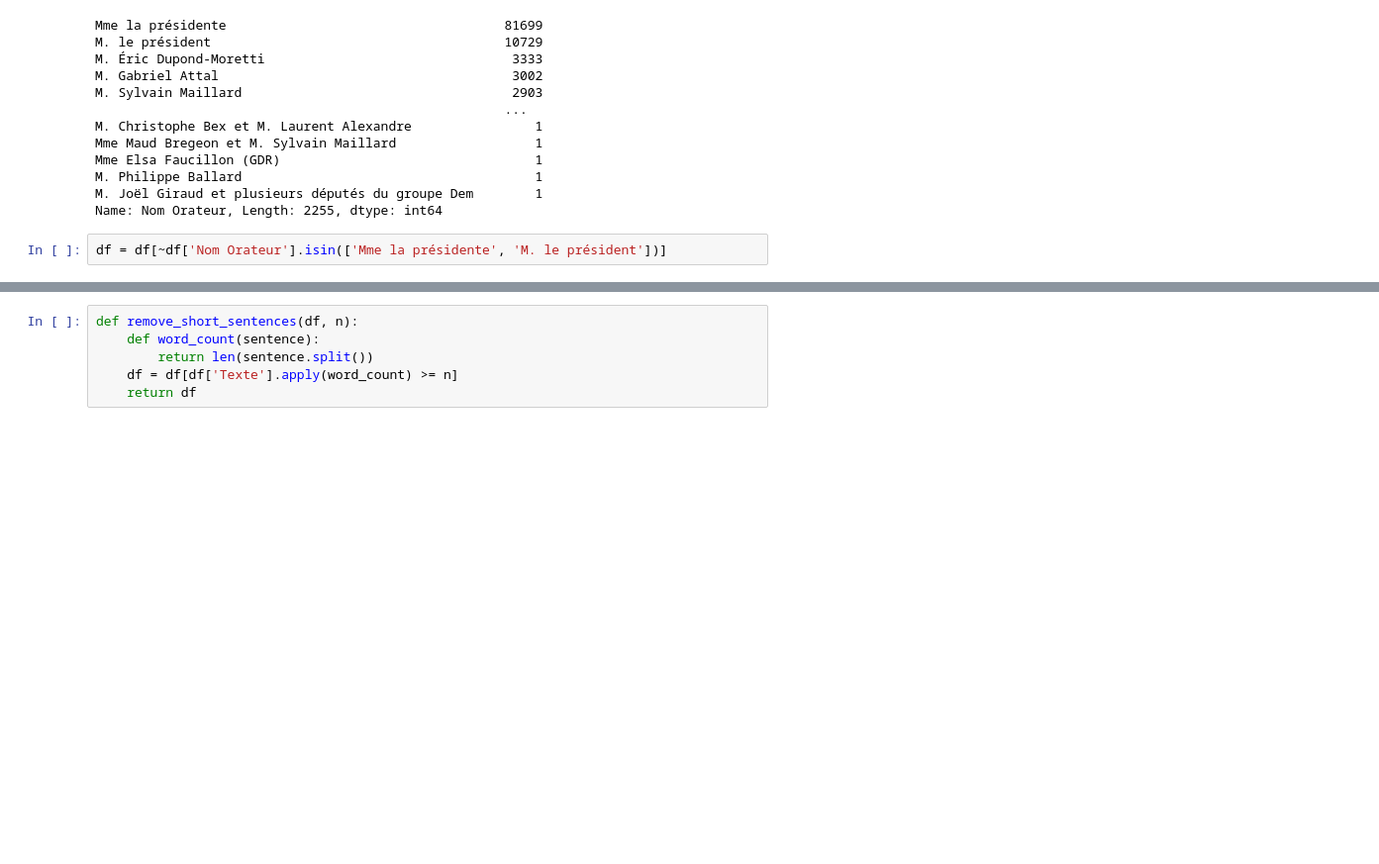
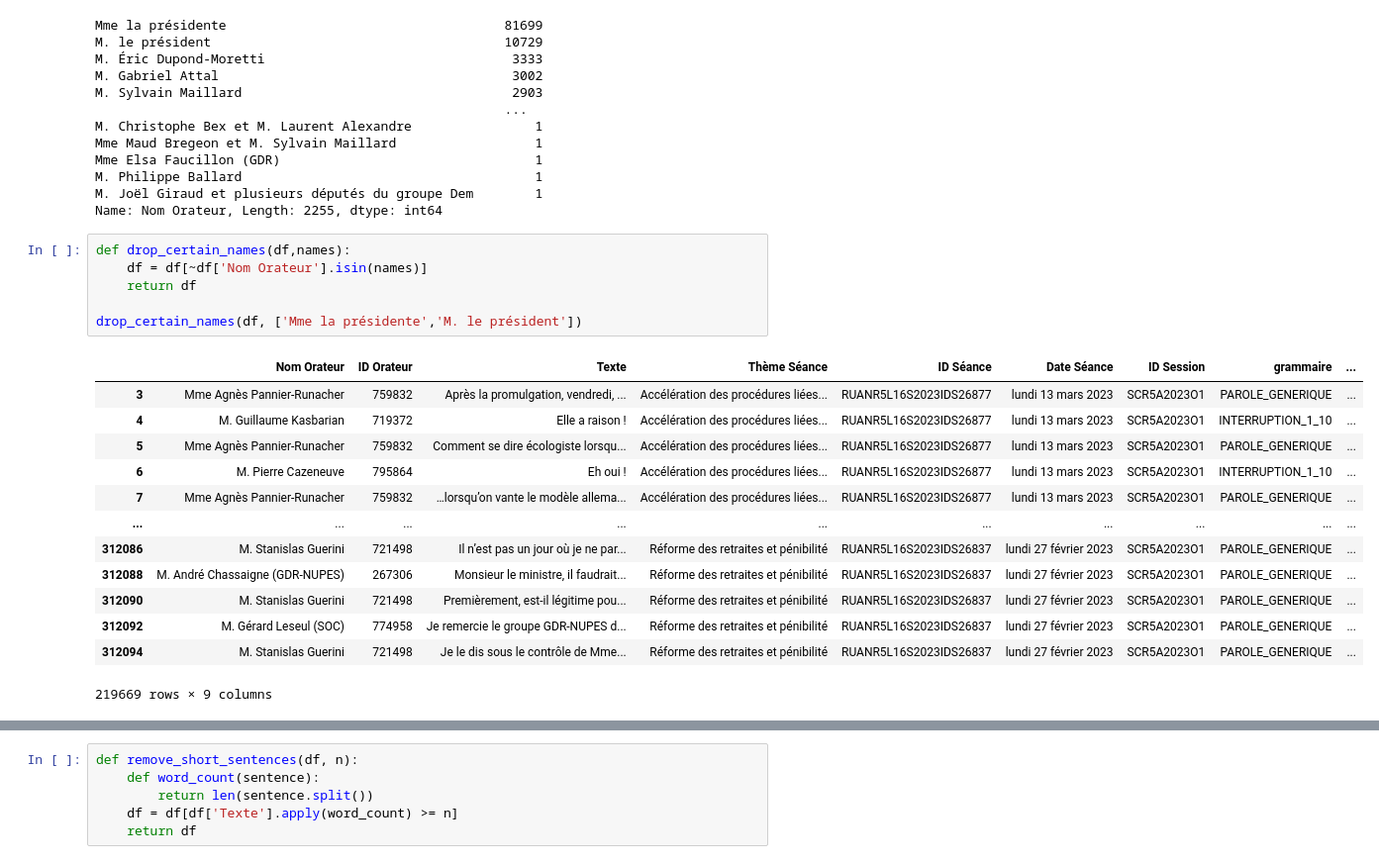
Before and after one commit to Rendalae/harrisvstrump, a Jupyter notebook: clean.ipynb, the cells around one changed output, grey strips where cells are left out. Shown: that part at 99% size. Cells and saved outputs as stored; diff of their text form; blank space fills up the shorter version.

```diff
--- a/clean.ipynb
+++ b/clean.ipynb
@@ -42,7 +45,25 @@ M. Philippe Ballard                                      1
 M. Joël Giraud et plusieurs députés du groupe Dem        1
 Name: Nom Orateur, Length: 2255, dtype: int64
 # %%
-df = df[~df['Nom Orateur'].isin(['Mme la présidente', 'M. le président'])]
+def drop_certain_names(df,names):
+    df = df[~df['Nom Orateur'].isin(names)]
+    return df
+
+drop_certain_names(df, ['Mme la présidente','M. le président'])
+# %% [output]
+|  | Nom Orateur | ID Orateur | Texte | Thème Séance | ID Séance | Date Séance | ID Session | grammaire | ... |
+| 3 | Mme Agnès Pannier-Runacher | 759832 | Après la promulgation, vendredi, ... | Accélération des procédures liées... | RUANR5L16S2023IDS26877 | lundi 13 mars 2023 | SCR5A2023O1 | PAROLE_GENERIQUE | ... |
+| 4 | M. Guillaume Kasbarian | 719372 | Elle a raison ! | Accélération des procédures liées... | RUANR5L16S2023IDS26877 | lundi 13 mars 2023 | SCR5A2023O1 | INTERRUPTION_1_10 | ... |
+| 5 | Mme Agnès Pannier-Runacher | 759832 | Comment se dire écologiste lorsqu... | Accélération des procédures liées... | RUANR5L16S2023IDS26877 | lundi 13 mars 2023 | SCR5A2023O1 | PAROLE_GENERIQUE | ... |
+| 6 | M. Pierre Cazeneuve | 795864 | Eh oui ! | Accélération des procédures liées... | RUANR5L16S2023IDS26877 | lundi 13 mars 2023 | SCR5A2023O1 | INTERRUPTION_1_10 | ... |
+| 7 | Mme Agnès Pannier-Runacher | 759832 | …lorsqu’on vante le modèle allema... | Accélération des procédures liées... | RUANR5L16S2023IDS26877 | lundi 13 mars 2023 | SCR5A2023O1 | PAROLE_GENERIQUE | ... |
+| ... | ... | ... | ... | ... | ... | ... | ... | ... | ... |
+| 312086 | M. Stanislas Guerini | 721498 | Il n’est pas un jour où je ne par... | Réforme des retraites et pénibilité | RUANR5L16S2023IDS26837 | lundi 27 février 2023 | SCR5A2023O1 | PAROLE_GENERIQUE | ... |
+| 312088 | M. André Chassaigne (GDR-NUPES) | 267306 | Monsieur le ministre, il faudrait... | Réforme des retraites et pénibilité | RUANR5L16S2023IDS26837 | lundi 27 février 2023 | SCR5A2023O1 | PAROLE_GENERIQUE | ... |
+| 312090 | M. Stanislas Guerini | 721498 | Premièrement, est-il légitime pou... | Réforme des retraites et pénibilité | RUANR5L16S2023IDS26837 | lundi 27 février 2023 | SCR5A2023O1 | PAROLE_GENERIQUE | ... |
+| 312092 | M. Gérard Leseul (SOC) | 774958 | Je remercie le groupe GDR-NUPES d... | Réforme des retraites et pénibilité | RUANR5L16S2023IDS26837 | lundi 27 février 2023 | SCR5A2023O1 | PAROLE_GENERIQUE | ... |
+| 312094 | M. Stanislas Guerini | 721498 | Je le dis sous le contrôle de Mme... | Réforme des retraites et pénibilité | RUANR5L16S2023IDS26837 | lundi 27 février 2023 | SCR5A2023O1 | PAROLE_GENERIQUE | ... |
+219669 rows × 9 columns
 # %%
 df['Nom Orateur'].value_counts(dropna = False)
 # %% [output]
```
Also changed, not shown: parts of 15 cells of this notebook, 4 other files.
